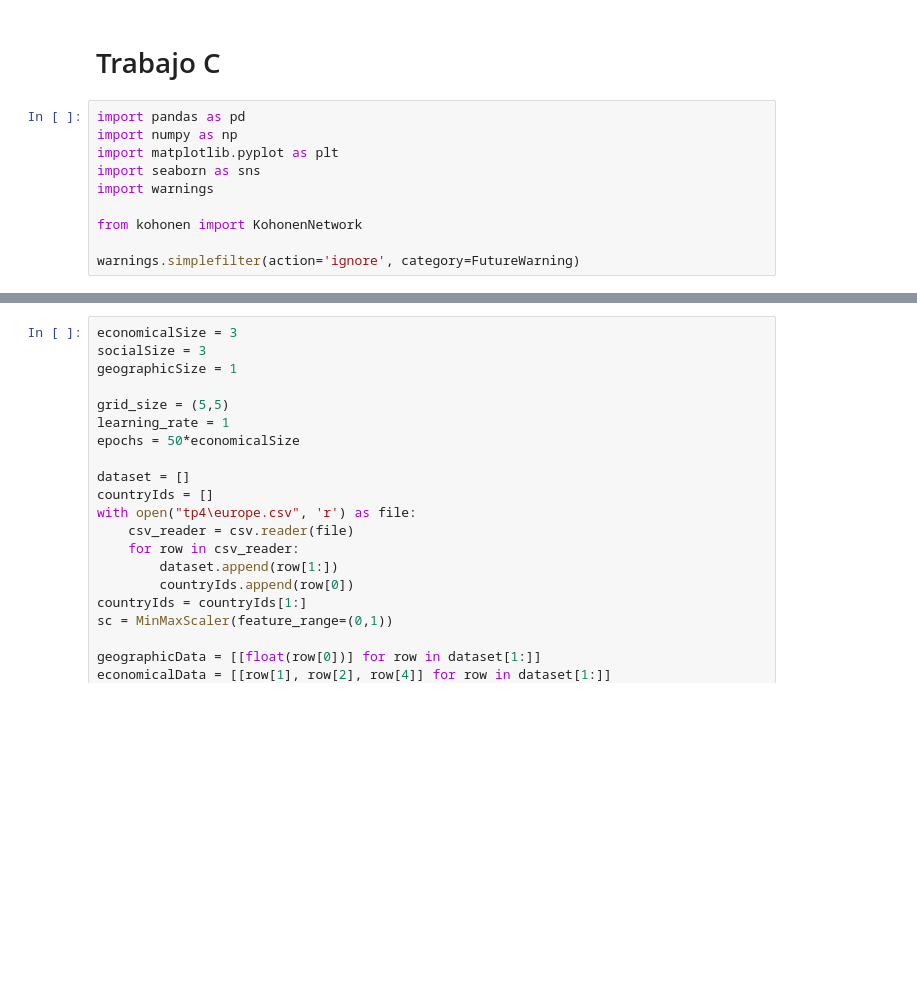
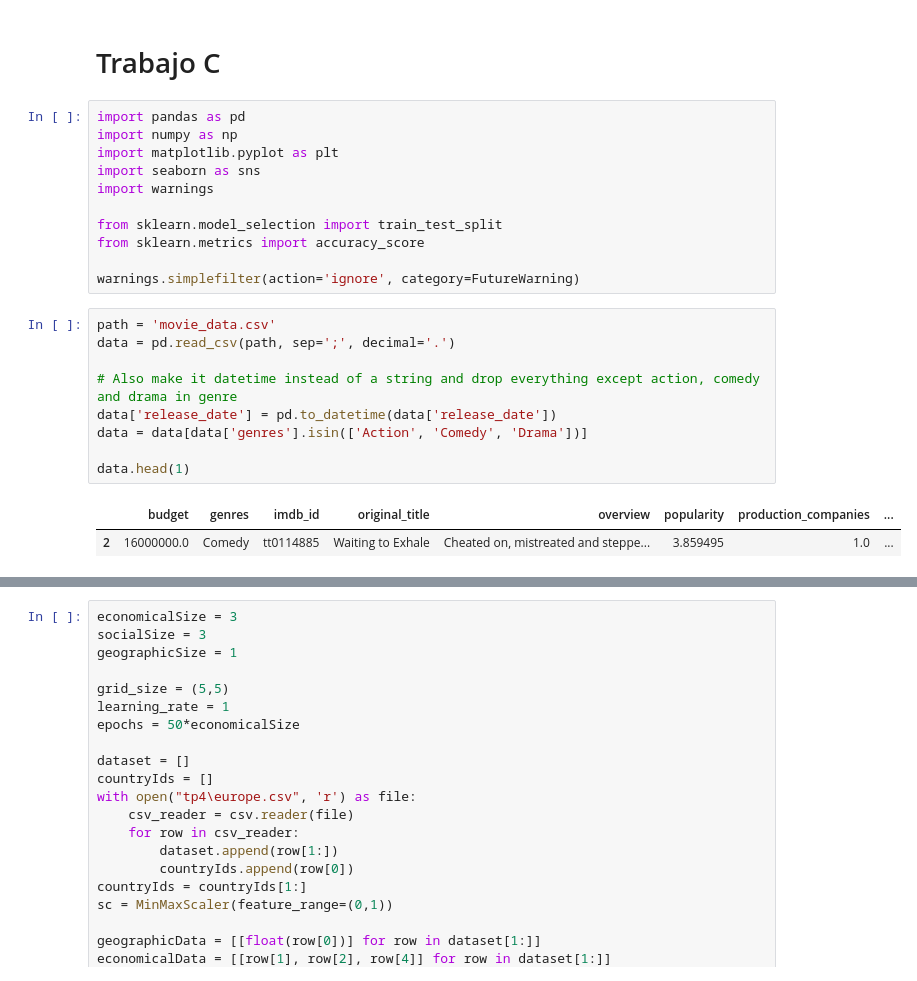
Before and after one commit to papekoja/72.75-ML, a Jupyter notebook: TP4/trabajo_c.ipynb, the cells around one changed output, grey strips where cells are left out. Cells and saved outputs as stored; diff of their text form; blank space fills up the shorter version.

```diff
--- a/TP4/trabajo_c.ipynb
+++ b/TP4/trabajo_c.ipynb
@@ -7,6 +7,19 @@ import matplotlib.pyplot as plt
 import seaborn as sns
 import warnings
 
-from kohonen import KohonenNetwork
+from sklearn.model_selection import train_test_split
+from sklearn.metrics import accuracy_score
 
 warnings.simplefilter(action='ignore', category=FutureWarning)
+# %%
+path = 'movie_data.csv'
+data = pd.read_csv(path, sep=';', decimal='.')
+
+# Also make it datetime instead of a string and drop everything except action, comedy and drama in genre
+data['release_date'] = pd.to_datetime(data['release_date'])
+data = data[data['genres'].isin(['Action', 'Comedy', 'Drama'])]
+
+data.head(1)
+# %% [output]
+|  | budget | genres | imdb_id | original_title | overview | popularity | production_companies | ... |
+| 2 | 16000000.0 | Comedy | tt0114885 | Waiting to Exhale | Cheated on, mistreated and steppe... | 3.859495 | 1.0 | ... |
```
Also changed, not shown: parts of 3 cells of this notebook, 4 other files.
